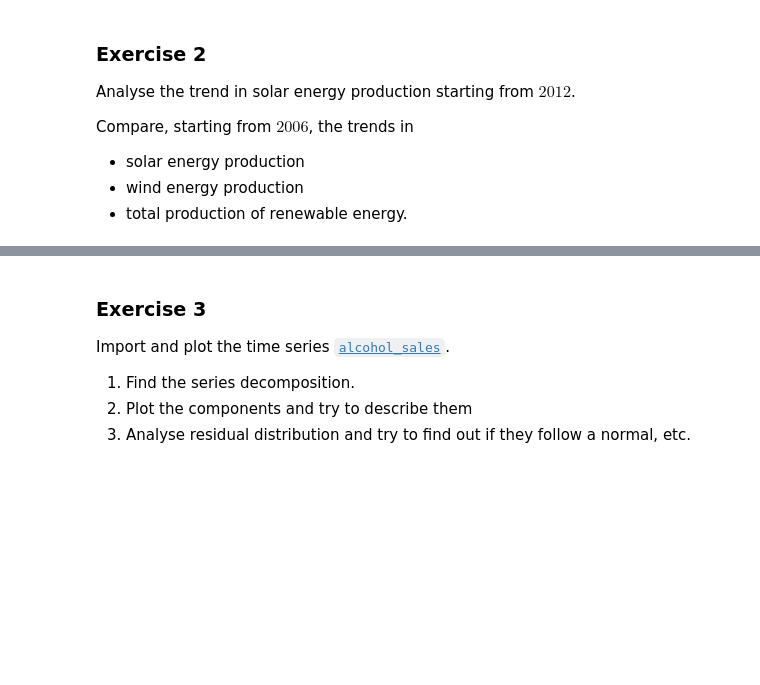
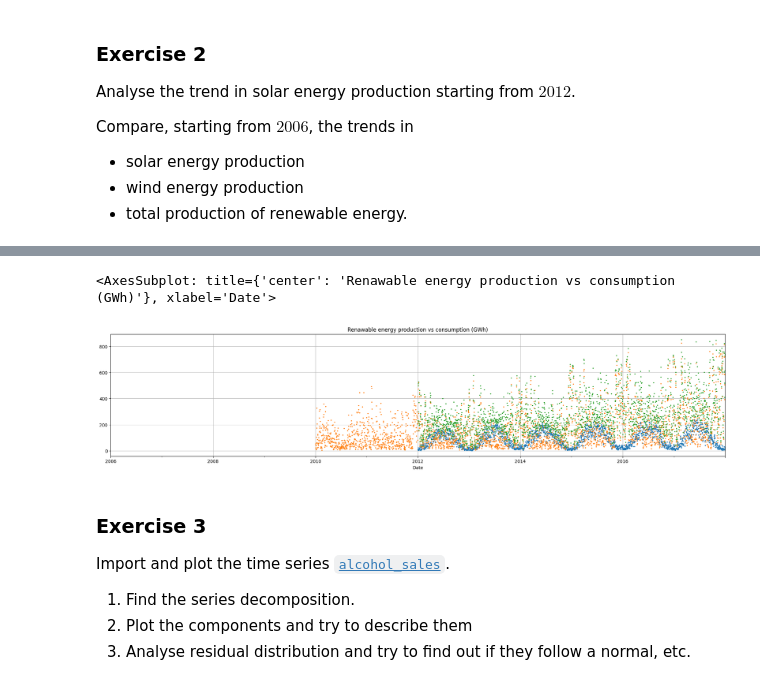
Before and after one commit to lorenzo-arcioni/master-ds, a Jupyter notebook: lezione_8/approfondimenti/Time_series_lectures/04.TimeSeries-Homework.ipynb, the cells around one changed output, grey strips where cells are left out. Saved outputs shown, nothing was run; the diff lists cells and outputs as text; code cells hidden in the pictures; blank space fills up the shorter version.

```diff
--- a/lezione_8/approfondimenti/Time_series_lectures/04.TimeSeries-Homework.ipynb
+++ b/lezione_8/approfondimenti/Time_series_lectures/04.TimeSeries-Homework.ipynb
@@ -60,3 +91,25 @@ Compare, starting from $2006$, the trends in
+# %%
+df['Solar'].plot(figsize=(25, 5),
+                        title='Solarenergy production (GWh)',
+                        marker='.',
+                        markersize=3,
+                        linestyle='',
+                        grid=True)
+df['Wind'].plot(figsize=(25, 5),
+                        title='Wind energy production(GWh)',
+                        marker='.',
+                        markersize=3,
+                        linestyle='',
+                        grid=True)
+pd.Series(df['Solar'] + df['Wind']).plot(figsize=(25, 5),
+                        title='Renawable energy production vs consumption (GWh)',
+                        marker='.',
+                        markersize=3,
+                        linestyle='',
+                        grid=True)
+# %% [output]
+<AxesSubplot: title={'center': 'Renawable energy production vs consumption (GWh)'}, xlabel='Date'>
+[figure, added]
 # %% [markdown]
 ### Exercise 3
 
```
Also changed, not shown: parts of 11 cells of this notebook, 19 other files.
